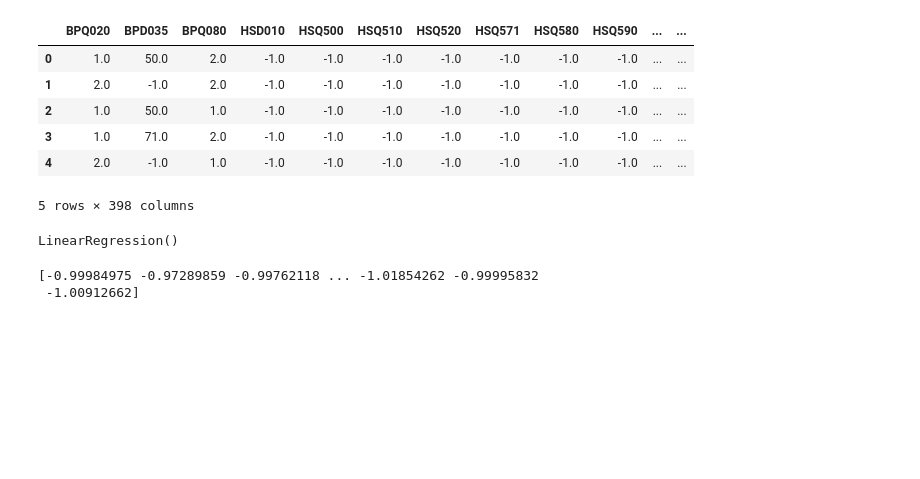
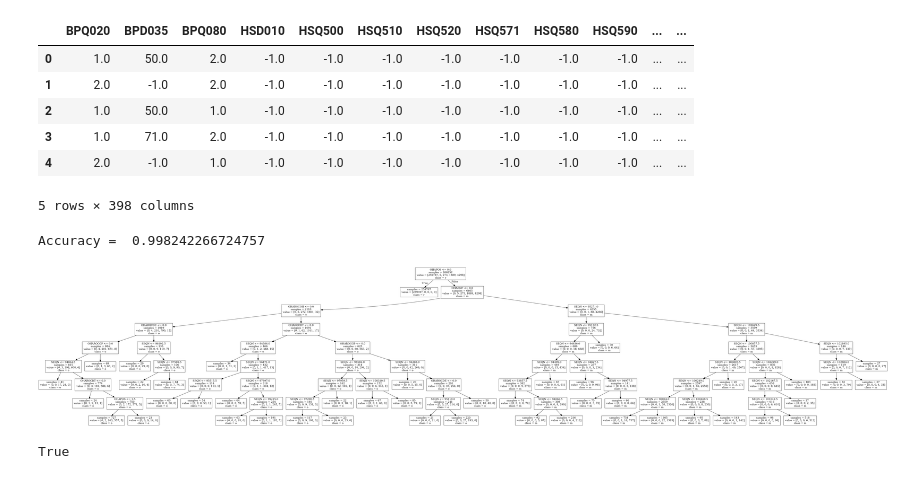
Before and after one commit to theLife10/dentalrecommender, a Jupyter notebook: dentalvaribles.ipynb, the cells around one changed output. Cells and saved outputs as stored; diff of their text form; code cells hidden in the pictures; blank space fills up the shorter version.

Commit message:
trained data with out dentations model could still be wrong

```diff
--- a/dentalvaribles.ipynb
+++ b/dentalvaribles.ipynb
@@ -146,9 +146,3 @@ y = overral_data['OHAREC']
 
 
 X_train, X_test, y_train, y_test = train_test_split(X, y, test_size=0.2)
-# %%
-from sklearn.linear_model import LinearRegression
-lin_reg = LinearRegression()
-lin_reg.fit(X_train,y_train)
-# %% [output]
-LinearRegression()
@@ -157,5 +149,38 @@ prediction_lin=lin_reg.predict(X_test)
-# %%
-print(prediction_lin)
-# %% [output]
-[-0.99984975 -0.97289859 -0.99762118 ... -1.01854262 -0.99995832
- -1.00912662]
+# %%
+# Linear Regression
+#from sklearn.linear_model import LinearRegression
+#lin_reg = LinearRegression()
+#lin_reg.fit(X_train,y_train)
+
+
+# Descision Tree Classifier
+from sklearn import tree
+
+clfDT = tree.DecisionTreeClassifier(max_depth=8,max_leaf_nodes=300,min_samples_split=100,min_samples_leaf=20)
+
+clfDT.fit(X_train, y_train)
+clfDT_ypred0 = clfDT.predict(X_test)
+# %%
+from sklearn import metrics
+print('Accuracy = ', metrics.accuracy_score(y_true = y_test, y_pred = clfDT_ypred0))
+# %% [output]
+Accuracy =  0.998242266724757
+# %%
+# Create DOT data
+from sklearn.tree import export_graphviz
+import pydotplus
+from IPython.display import Image
+
+
+dot_data = tree.export_graphviz(clfDT, feature_names=X_train.columns, class_names='recommenders',impurity=False, out_file=None)
+graph = pydotplus.graph_from_dot_data(dot_data)
+
+graph = pydotplus.graph_from_dot_data(dot_data)
+Image(graph.create_png())
+# %% [output]
+[figure, added]
+# %%
+graph.write_pdf("tree.pdf")
+graph.write_png("tree.png")
+# %% [output]
+True
```
Also changed, not shown: parts of 1 cell of this notebook.
